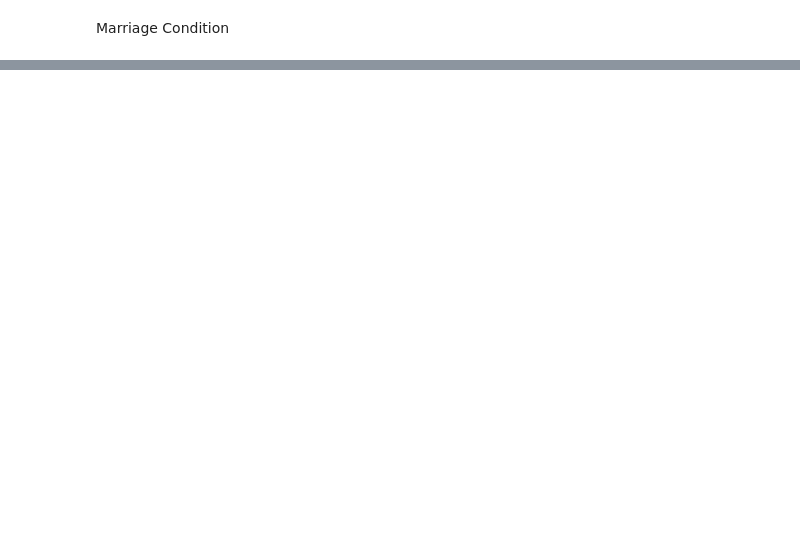
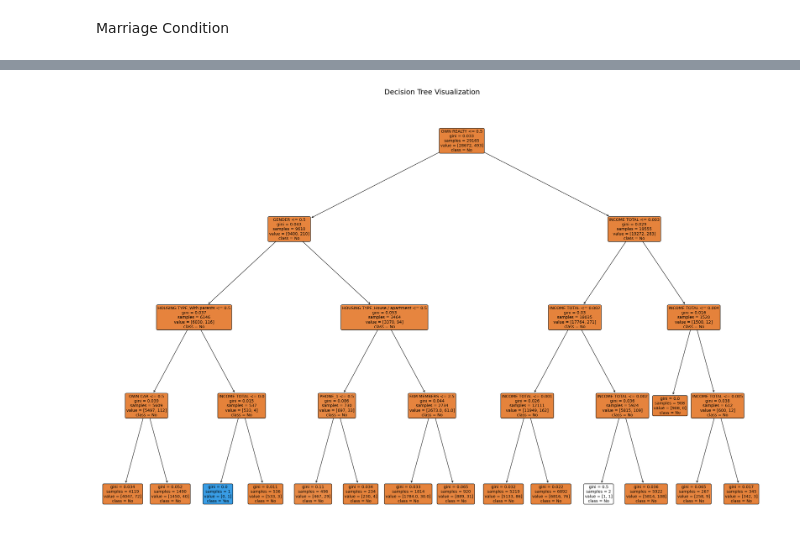
Before and after one commit to lsunley/Project4-ML, a Jupyter notebook: application_notebook.ipynb, the cells around one changed output, grey strips where cells are left out. Cells and saved outputs as stored; diff of their text form; code cells hidden in the pictures; blank space fills up the shorter version.

```diff
--- a/application_notebook.ipynb
+++ b/application_notebook.ipynb
@@ -1086,0 +1085,11 @@ print(ivtable)
+# %%
+# Ensure no missing values and categorical columns are converted
+X_train = pd.get_dummies(X_train, drop_first=True)  # One-hot encode categorical columns
+X_test = pd.get_dummies(X_test, drop_first=True)
+
+# Align columns in train and test datasets
+X_train, X_test = X_train.align(X_test, join="inner", axis=1)
+
+# Print shapes to confirm
+print("X_train shape:", X_train.shape)
+print("X_test shape:", X_test.shape)
@@ -1086,0 +1099,6 @@ print(ivtable)
+# %%
+# Train the Decision Tree
+clf = DecisionTreeClassifier(max_depth=5, random_state=42)
+clf.fit(X_train, y_train)
+
+print("Decision Tree trained successfully!")
@@ -1086,0 +1162,17 @@ print(ivtable)
+# %%
+from sklearn.tree import plot_tree
+import matplotlib.pyplot as plt
+
+plt.figure(figsize=(30, 20))  # Double the figure size
+plot_tree(
+    clf,
+    feature_names=X_train.columns,
+    class_names=['No', 'Yes'],
+    filled=True,
+    rounded=True,
+    fontsize=10
+)
+plt.title("Decision Tree Visualization", fontsize=18)
+plt.show()
+# %% [output]
+[figure, added]
```
Also changed, not shown: parts of 34 cells of this notebook.
